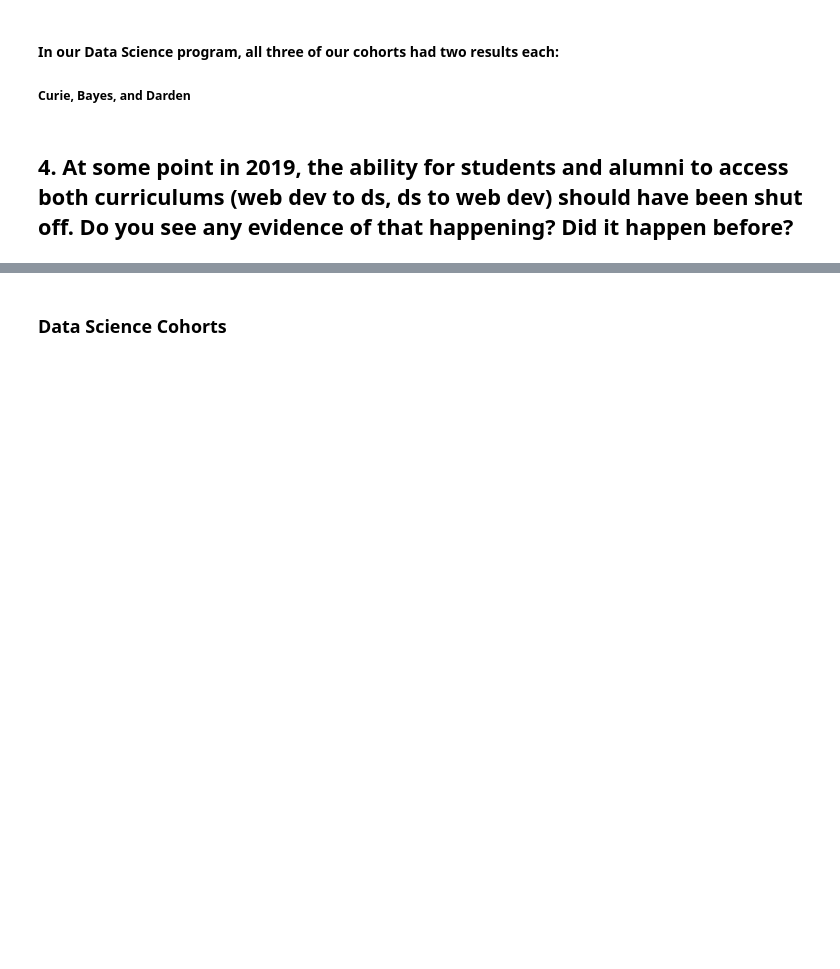
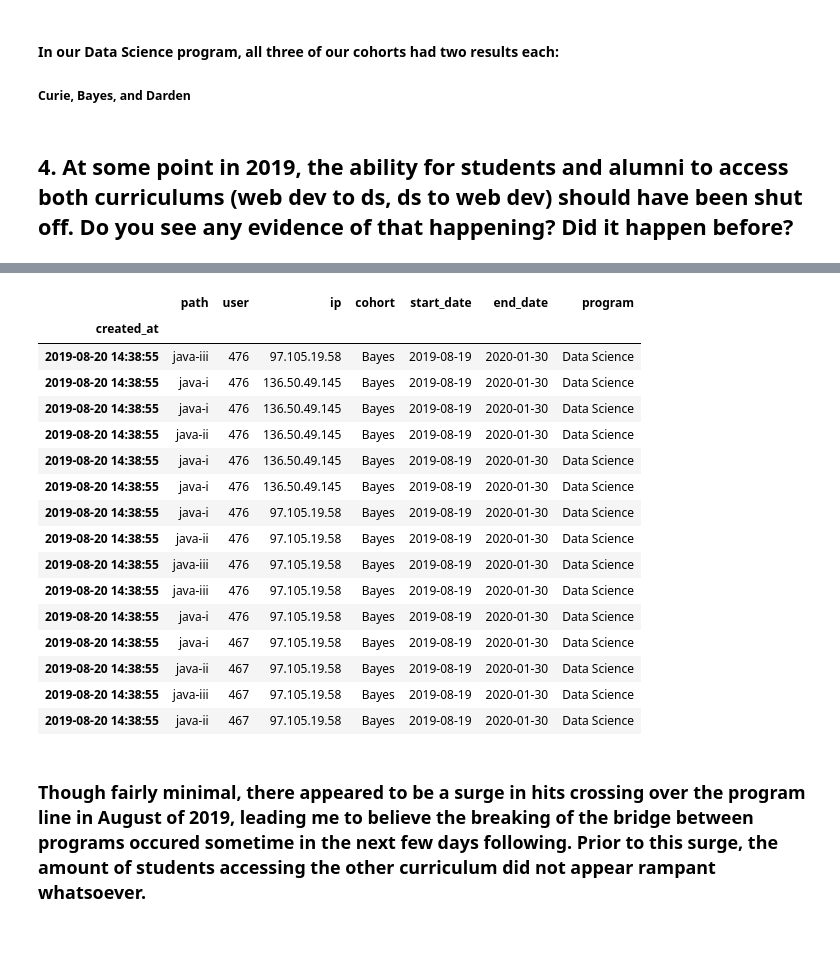
Before and after one commit to Jay-Almendarez/anomaly-detection-exercises, a Jupyter notebook: anomaly_detection_project.ipynb, the cells around one changed output, grey strips where cells are left out. Drawn from its saved outputs; the diff is of its cells as text; code cells hidden in the pictures; blank space fills up the shorter version.

```diff
--- a/anomaly_detection_project.ipynb
+++ b/anomaly_detection_project.ipynb
@@ -145,3 +12,6 @@ df
+# %%
+df = wrangle_curr()
+df
 # %% [markdown]
 ### Now that our data is clean we can start answering our questions:
 # %% [markdown]
@@ -574,5 +528,28 @@ User 679 belongs to the Index(['Darden'], dtype='object', name='cohort'):
+# %%
+# show me all occurences of data science cohorts pinging highly pinged web dev lessons
+df[((df.program == 'Data Science') & (df.path == 'java-ii'))
+           | ((df.program == 'Data Science') & (df.path == 'java-i'))
+           | ((df.program == 'Data Science') & (df.path == 'java-iii'))]
+# %% [output]
+|  | path | user | ip | cohort | start_date | end_date | program |
+| created_at |  |  |  |  |  |  |  |
+| 2019-08-20 14:38:55 | java-iii | 476 | 97.105.19.58 | Bayes | 2019-08-19 | 2020-01-30 | Data Science |
+| 2019-08-20 14:38:55 | java-i | 476 | 136.50.49.145 | Bayes | 2019-08-19 | 2020-01-30 | Data Science |
+| 2019-08-20 14:38:55 | java-i | 476 | 136.50.49.145 | Bayes | 2019-08-19 | 2020-01-30 | Data Science |
+| 2019-08-20 14:38:55 | java-ii | 476 | 136.50.49.145 | Bayes | 2019-08-19 | 2020-01-30 | Data Science |
+| 2019-08-20 14:38:55 | java-i | 476 | 136.50.49.145 | Bayes | 2019-08-19 | 2020-01-30 | Data Science |
+| 2019-08-20 14:38:55 | java-i | 476 | 136.50.49.145 | Bayes | 2019-08-19 | 2020-01-30 | Data Science |
+| 2019-08-20 14:38:55 | java-i | 476 | 97.105.19.58 | Bayes | 2019-08-19 | 2020-01-30 | Data Science |
+| 2019-08-20 14:38:55 | java-ii | 476 | 97.105.19.58 | Bayes | 2019-08-19 | 2020-01-30 | Data Science |
+| 2019-08-20 14:38:55 | java-iii | 476 | 97.105.19.58 | Bayes | 2019-08-19 | 2020-01-30 | Data Science |
+| 2019-08-20 14:38:55 | java-iii | 476 | 97.105.19.58 | Bayes | 2019-08-19 | 2020-01-30 | Data Science |
+| 2019-08-20 14:38:55 | java-i | 476 | 97.105.19.58 | Bayes | 2019-08-19 | 2020-01-30 | Data Science |
+| 2019-08-20 14:38:55 | java-i | 467 | 97.105.19.58 | Bayes | 2019-08-19 | 2020-01-30 | Data Science |
+| 2019-08-20 14:38:55 | java-ii | 467 | 97.105.19.58 | Bayes | 2019-08-19 | 2020-01-30 | Data Science |
+| 2019-08-20 14:38:55 | java-iii | 467 | 97.105.19.58 | Bayes | 2019-08-19 | 2020-01-30 | Data Science |
+| 2019-08-20 14:38:55 | java-ii | 467 | 97.105.19.58 | Bayes | 2019-08-19 | 2020-01-30 | Data Science |
 # %% [markdown]
-### Data Science Cohorts
+### Though fairly minimal, there appeared to be a surge in hits crossing over the program line in August of 2019, leading me to believe the breaking of the bridge between programs occured sometime in the next few days following. Prior to this surge, the amount of students accessing the other curriculum did not appear rampant whatsoever.
 # %% [markdown]
 ####
 # %% [markdown]
```
Also changed, not shown: parts of 38 cells of this notebook.
